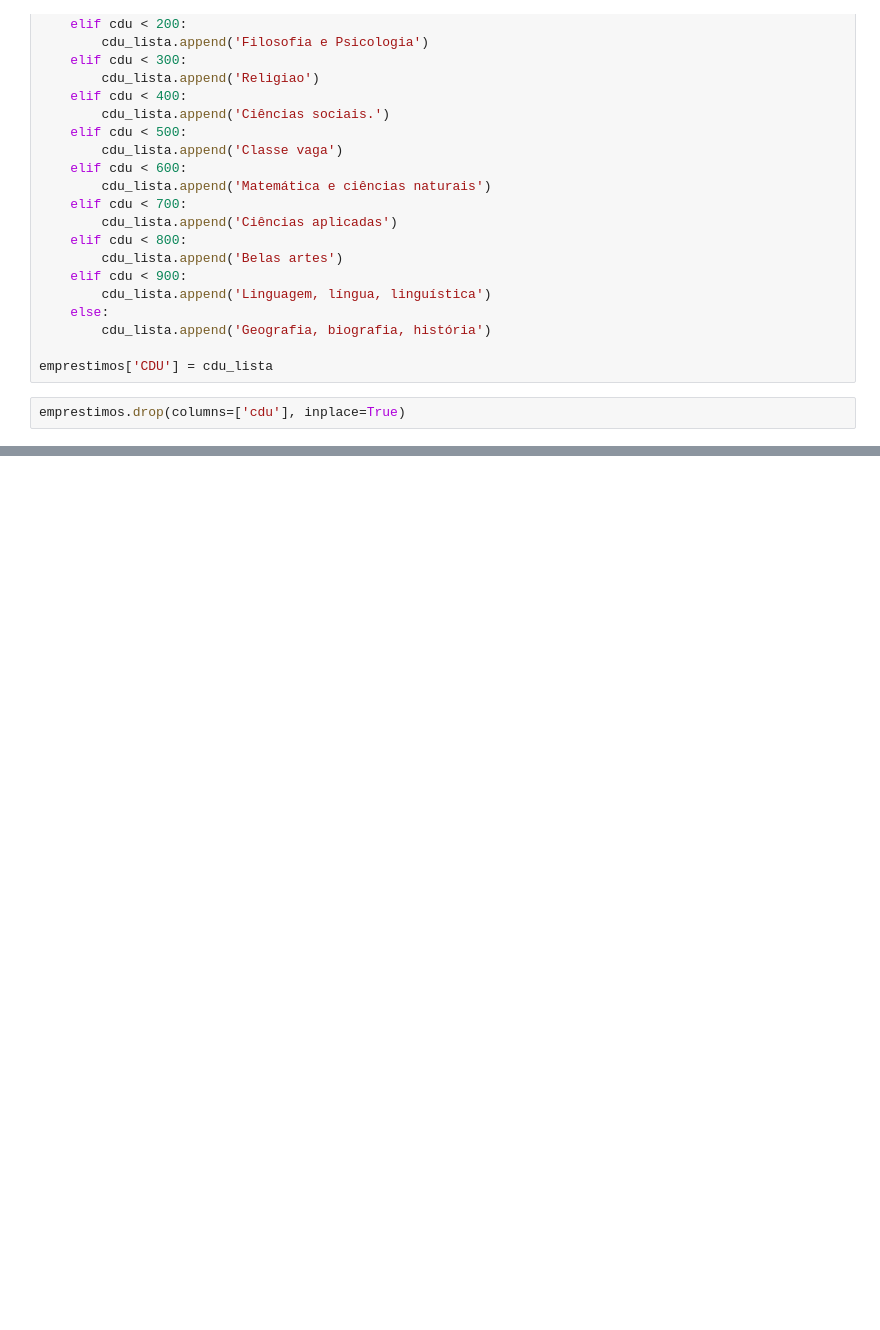
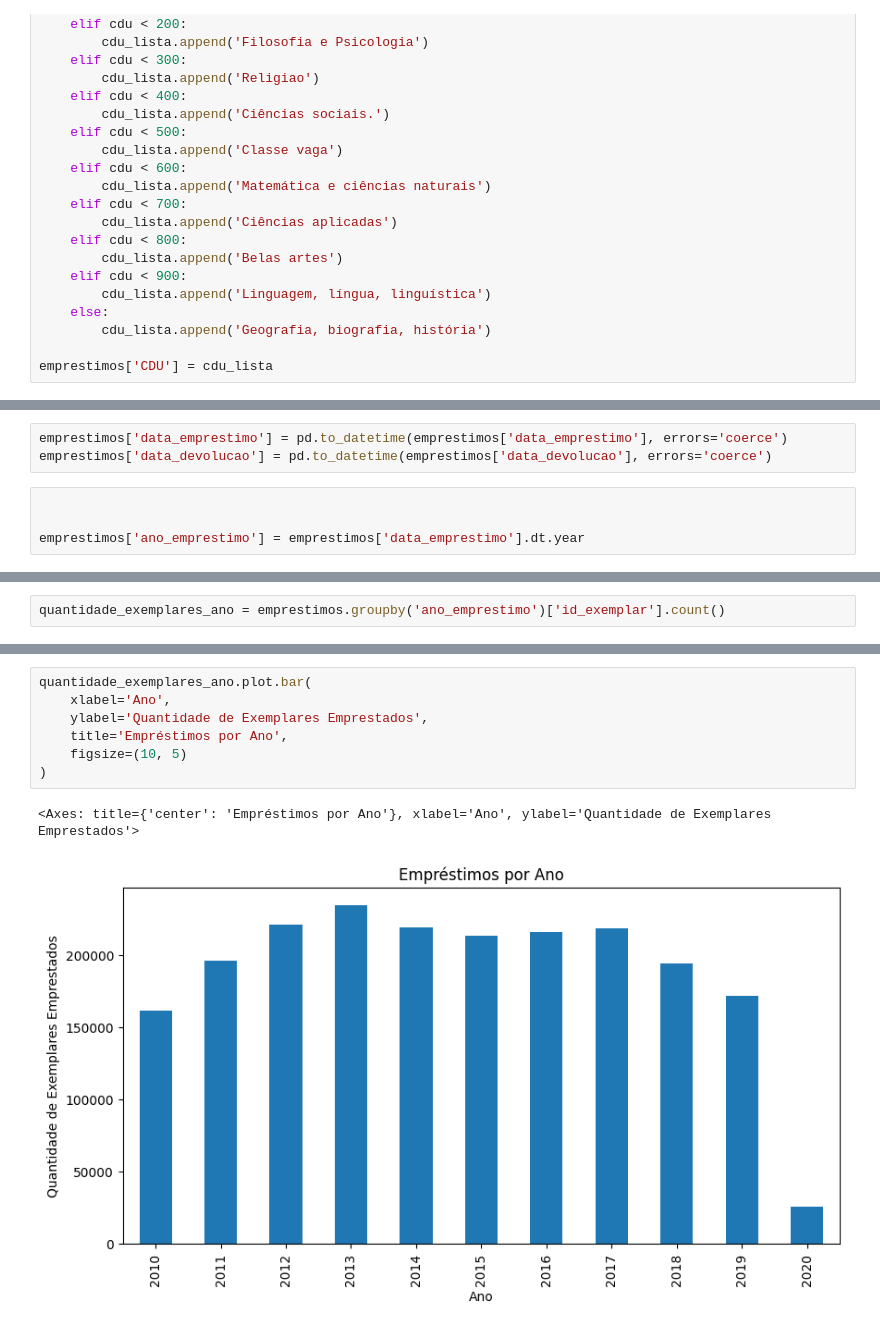
Before and after one commit to murilotw123/7_Days_Of_Code_Alura_Data_science, a Jupyter notebook: 7daysofcode.ipynb, the cells around one changed output, grey strips where cells are left out. Drawn from its saved outputs; the diff is of its cells as text; blank space fills up the shorter version.

```diff
--- a/7daysofcode.ipynb
+++ b/7daysofcode.ipynb
@@ -195,8 +209,6 @@ for cdu in emprestimos['localizacao']:
         cdu_lista.append('Geografia, biografia, história')
 
 emprestimos['CDU'] = cdu_lista
-# %%
-emprestimos.drop(columns=['cdu'], inplace=True)
 # %%
 emprestimos.head(3)
 # %% [output]
@@ -208,0 +223,7 @@ emprestimos.head(3)
+# %%
+emprestimos['data_emprestimo'] = pd.to_datetime(emprestimos['data_emprestimo'], errors='coerce')
+emprestimos['data_devolucao'] = pd.to_datetime(emprestimos['data_devolucao'], errors='coerce')
+# %%
+
+
+emprestimos['ano_emprestimo'] = emprestimos['data_emprestimo'].dt.year
@@ -208,0 +237,2 @@ emprestimos.head(3)
+# %%
+quantidade_exemplares_ano = emprestimos.groupby('ano_emprestimo')['id_exemplar'].count()
@@ -208,0 +255,10 @@ emprestimos.head(3)
+# %%
+quantidade_exemplares_ano.plot.bar(
+    xlabel='Ano',
+    ylabel='Quantidade de Exemplares Emprestados',
+    title='Empréstimos por Ano',
+    figsize=(10, 5)
+)
+# %% [output]
+<Axes: title={'center': 'Empréstimos por Ano'}, xlabel='Ano', ylabel='Quantidade de Exemplares Emprestados'>
+[figure, added]
```
Also changed, not shown: parts of 14 cells of this notebook.
